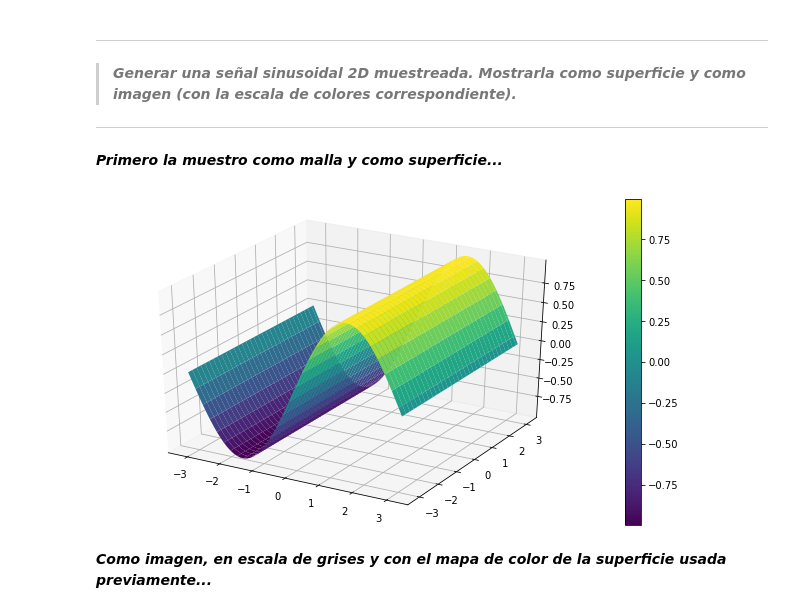
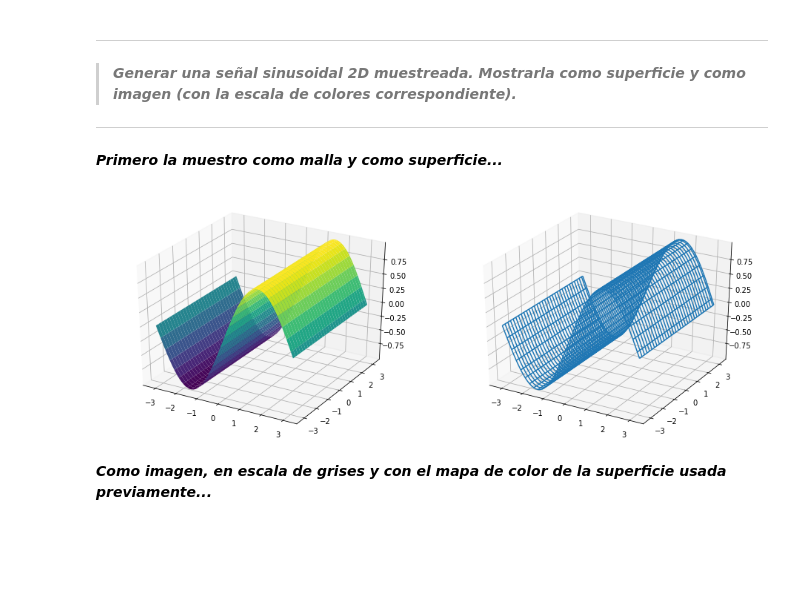
Before and after one commit to tvillani22/PSeI, a Jupyter notebook: TV_Modulo2.ipynb, the cells around one changed output. Saved outputs shown, nothing was run; the diff lists cells and outputs as text; code cells hidden in the pictures; blank space fills up the shorter version.

```diff
--- a/TV_Modulo2.ipynb
+++ b/TV_Modulo2.ipynb
@@ -20,25 +20,23 @@ mpl.rcParams['axes.titlesize']=14
 # %%
 # Armo los vectores/matrices...
 step = 0.1
-x = np.arange(-np.pi, np.pi+step, step)
+x = np.arange(-np.pi,np.pi+step,step)
 y = x.copy()
-X, Y = np.meshgrid(x, y)
+X, Y = np.meshgrid(x,y)
+Z = np.sin(X)
 
-# Con doble for..
-Z = np.empty_like(X)
-for i in range(len(x)):
-    for j in range(len(y)):
-        Z[i,j] = np.sin(x[j])
+## Con doble for sería...
+# Z = np.empty_like(X)
+# for i in range(len(x)):
+#     for j in range(len(y)):
+#         Z[i,j] = np.sin(x[j])
 
-# # Con una línea sería..
-# Z = np.sin(X)
-
-# Grafico como superficie..
-fig, ax = plt.subplots(1, 1, subplot_kw={'projection':'3d'}, figsize=(11,6))
-cb = ax.plot_surface(X, Y, Z, cmap='viridis')
-fig.colorbar(cb);
+# Grafico...,
+fig, ax = plt.subplots(1, 2, figsize=(16,6), subplot_kw={'projection':'3d'}, gridspec_kw={'wspace':0.1})
+ax[0].plot_surface(X, Y, Z,cmap='viridis')
+ax[1].plot_wireframe(X,Y,Z);
 # %% [output]
-[figure, old version]
+[figure, new version]
 # %% [markdown]
 ***Como imagen, en escala de grises y con el mapa de color de la superficie usada previamente...***
 # %%
```
